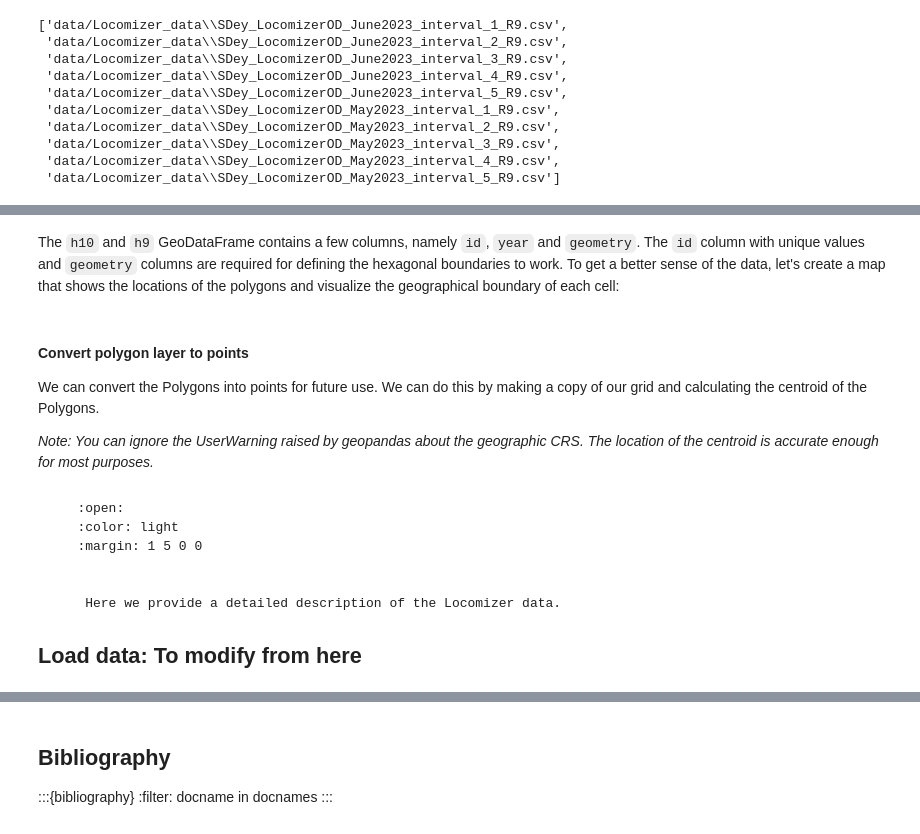
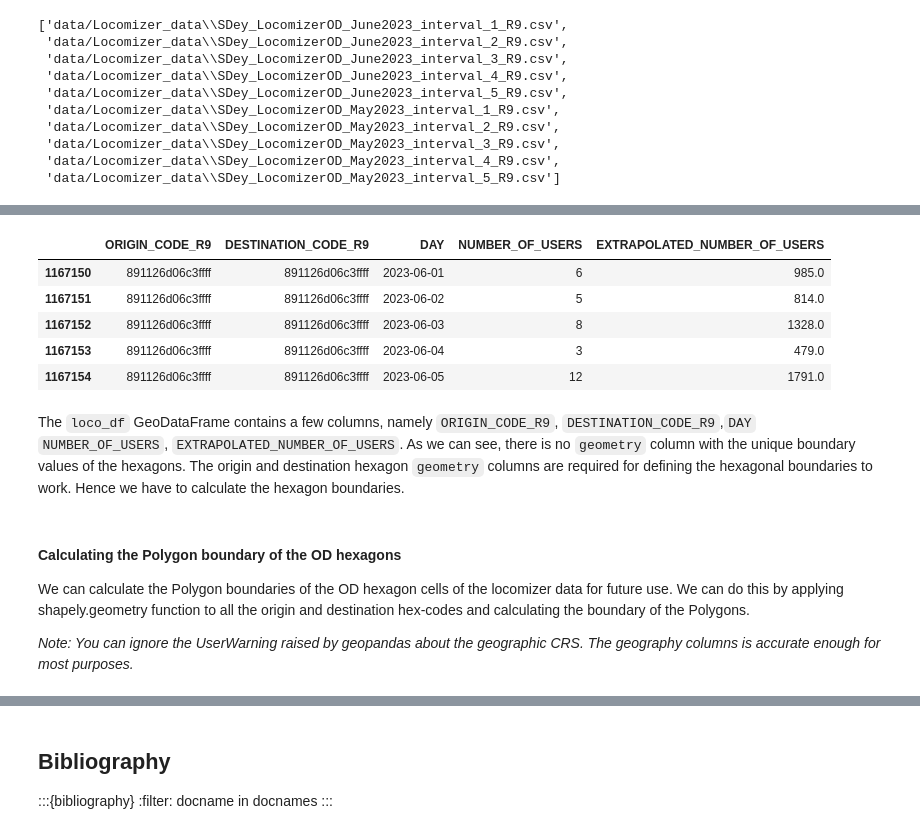
Before and after one commit to AaltoGIS/Mobile-Tartu-2024, a Jupyter notebook: source/notebooks/T0_Intro_to_data.ipynb, the cells around one changed output, grey strips where cells are left out. Drawn from its saved outputs; the diff is of its cells as text; code cells hidden in the pictures.

````diff
--- a/source/notebooks/T0_Intro_to_data.ipynb
+++ b/source/notebooks/T0_Intro_to_data.ipynb
@@ -325,8 +283,18 @@ loco_df
+# %%
+loco_df = pd.read_csv(LocoFiles[0],index_col=0)
+loco_df.head()
+# %% [output]
+|  | ORIGIN_CODE_R9 | DESTINATION_CODE_R9 | DAY | NUMBER_OF_USERS | EXTRAPOLATED_NUMBER_OF_USERS |
+| 1167150 | 891126d06c3ffff | 891126d06c3ffff | 2023-06-01 | 6 | 985.0 |
+| 1167151 | 891126d06c3ffff | 891126d06c3ffff | 2023-06-02 | 5 | 814.0 |
+| 1167152 | 891126d06c3ffff | 891126d06c3ffff | 2023-06-03 | 8 | 1328.0 |
+| 1167153 | 891126d06c3ffff | 891126d06c3ffff | 2023-06-04 | 3 | 479.0 |
+| 1167154 | 891126d06c3ffff | 891126d06c3ffff | 2023-06-05 | 12 | 1791.0 |
 # %% [markdown]
-The `h10` and `h9` GeoDataFrame contains a few columns, namely `id`, `year` and `geometry`. The `id` column with unique values and `geometry` columns are required for defining the hexagonal boundaries to work. To get a better sense of the data, let's create a map that shows the locations of the polygons and visualize the geographical boundary of each cell:
+The `loco_df` GeoDataFrame contains a few columns, namely `ORIGIN_CODE_R9`, `DESTINATION_CODE_R9`,`DAY` `NUMBER_OF_USERS`, `EXTRAPOLATED_NUMBER_OF_USERS`. As we can see, there is no `geometry` column with the unique boundary values of the hexagons. The origin and destination hexagon `geometry` columns are required for defining the hexagonal boundaries to work. Hence we have to calculate the hexagon boundaries.
 # %% [markdown]
-#### Convert polygon layer to points
+#### Calculating the Polygon boundary of the OD hexagons
 
-We can convert the Polygons into points for future use. We can do this by making a copy of our grid and calculating the centroid of the Polygons.
+We can calculate the Polygon boundaries of the OD hexagon cells of the locomizer data for future use. We can do this by applying shapely.geometry function to all the origin and destination hex-codes and calculating the boundary of the Polygons.
 
-*Note: You can ignore the UserWarning raised by geopandas about the geographic CRS. The location of the centroid is accurate enough for most purposes.*
+*Note: You can ignore the UserWarning raised by geopandas about the geographic CRS. The geography columns is accurate enough for most purposes.*
@@ -344,13 +300,0 @@ We can convert the Polygons into points for future use. We can do this by making
-# %% [markdown]
-```{dropdown} Locomizer footfall data
-   :open:
-   :color: light
-   :margin: 1 5 0 0
-
-
-    Here we provide a detailed description of the Locomizer data.
-```
-
-
-
-## Load data: To modify from here
````
Also changed, not shown: parts of 17 cells of this notebook, 8 other files.
